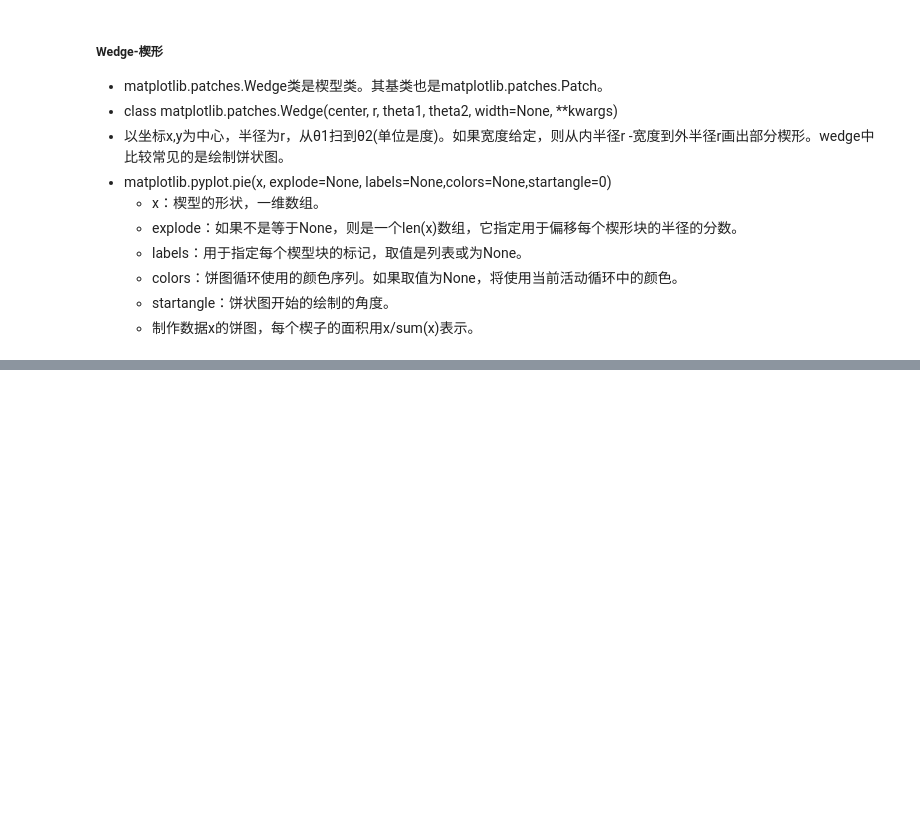
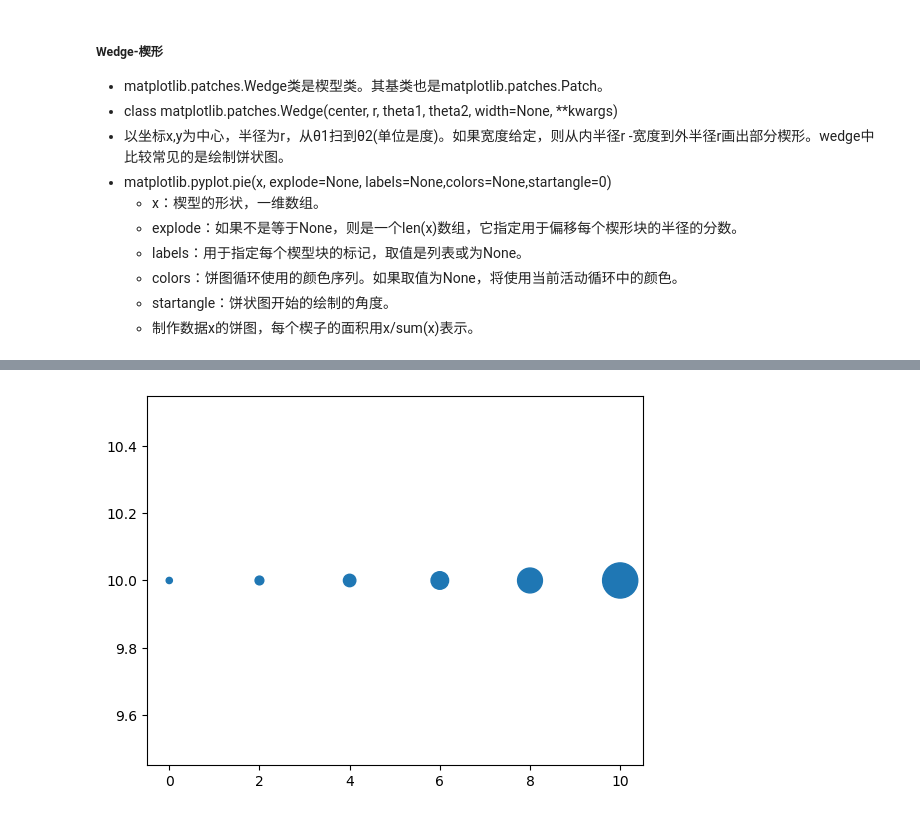
Before and after one commit to GGuo888/fantastic-matplotlib, a Jupyter notebook: practice/day02.ipynb, the cells around one changed output, grey strips where cells are left out. Saved outputs shown, nothing was run; the diff lists cells and outputs as text; code cells hidden in the pictures; blank space fills up the shorter version.

```diff
--- a/practice/day02.ipynb
+++ b/practice/day02.ipynb
@@ -239,0 +281,8 @@ plt.show()
+# %%
+# 使用plt.scatter()绘制散点图
+x = [0,2,4,6,8,10]
+y = [10]*len(x)
+s = [20*2**n for n in range(len(x))]
+plt.scatter(x,y,s=s);
+# %% [output]
+[figure, added]
```
Also changed, not shown: parts of 25 cells of this notebook.
